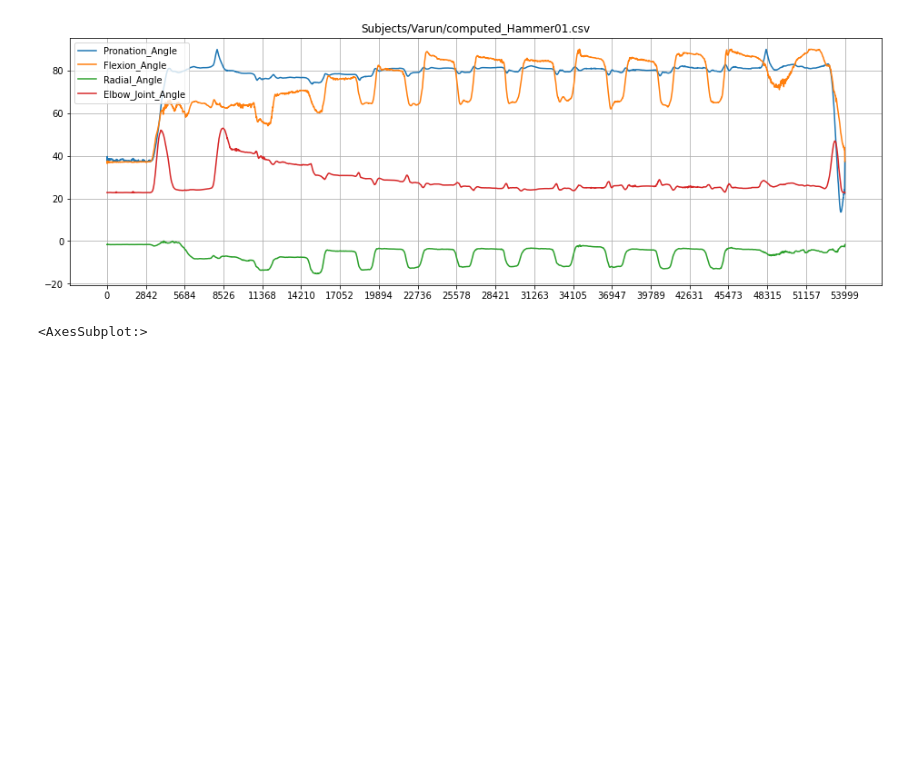
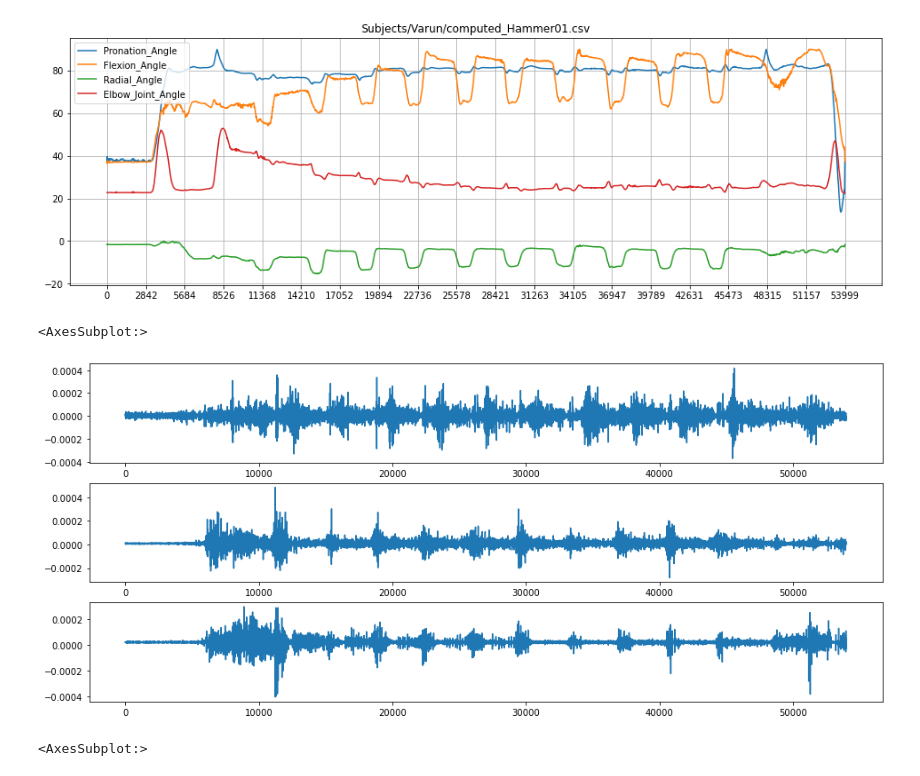
Before and after one commit to fazildgr8/wrist_control_CNN_AWEAR, a Jupyter notebook: frequency_domain_analysis.ipynb, the cells around one changed output. Saved outputs shown, nothing was run; the diff lists cells and outputs as text; code cells hidden in the pictures; blank space fills up the shorter version.

```diff
--- a/frequency_domain_analysis.ipynb
+++ b/frequency_domain_analysis.ipynb
@@ -107,6 +107,15 @@ main_df[angle_lables].plot(figsize=(16,5),title=file,grid=True,xticks=np.linspac
 # %% [output]
 <AxesSubplot:title={'center':'Subjects/Varun/computed_Hammer01.csv'}>
 [figure]
+# %%
+fig, axes = plt.subplots(nrows=3, ncols=1)
+
+main_df['EMG1'].plot(ax=axes[0],figsize=(16,7))
+main_df['EMG4'].plot(ax=axes[1],figsize=(16,7))
+main_df['EMG6'].plot(ax=axes[2],figsize=(16,7))
+# %% [output]
+<AxesSubplot:>
+[figure, added]
 # %%
 df = main_df
 # %%
```
Also changed, not shown: 21 other files.
